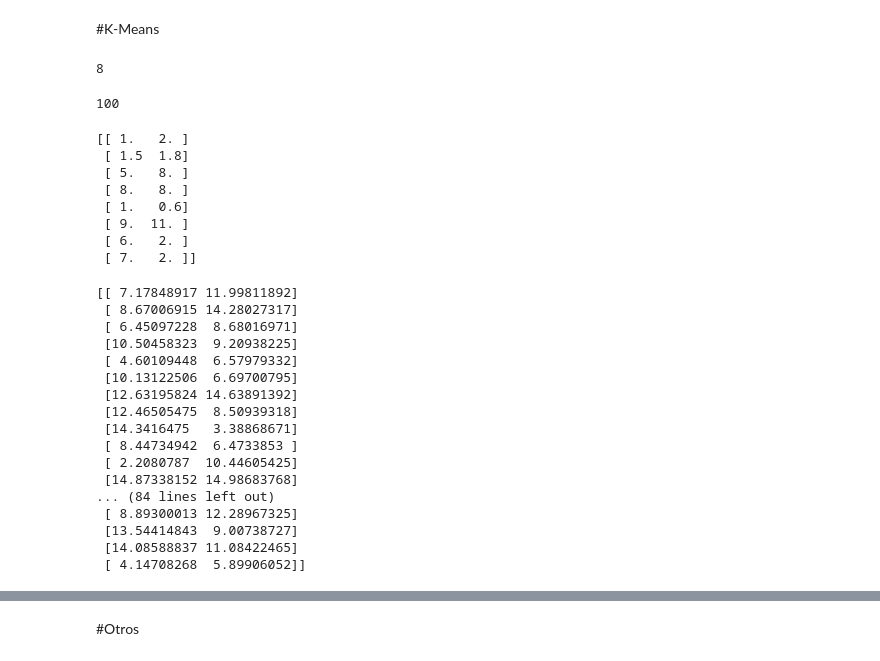
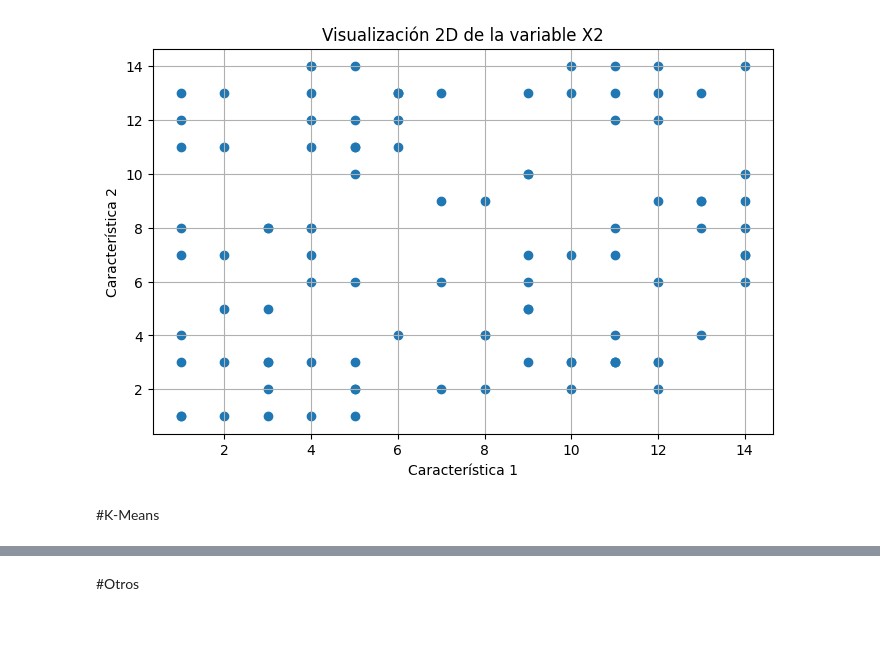
Before and after one commit to rvgithubi/GraficosCurso, a Jupyter notebook: 2025B_Tec_Emergentes_Clustering.ipynb, the cells around one changed output, grey strips where cells are left out. Drawn from its saved outputs; the diff is of its cells as text; code cells hidden in the pictures; blank space fills up the shorter version.

```diff
--- a/2025B_Tec_Emergentes_Clustering.ipynb
+++ b/2025B_Tec_Emergentes_Clustering.ipynb
@@ -2,0 +84,9 @@
+# %%
+valores=[]  #Lista Python
+for k in range(100):  #0,1,2,...99
+   i=int(np.random.uniform(1,15))  #Aleatorio entre 1 y 15
+   j=int(np.random.uniform(1,15))  #Aleatorio entre 1 y 15
+   valores.append([i,j])  #agrega
+
+X2=np.array(valores)  # Convertir Lista X en Array numpy
+print(len(X2))
@@ -3,2 +115,12 @@
+# %%
+plt.figure(figsize=(8, 5))  #Tamanho
+plt.scatter(X2[:, 0], X2[:, 1])  #Muestra puntos en orden X, Y
+plt.title('Visualización 2D de la variable X2')
+plt.xlabel('Característica 1')
+plt.ylabel('Característica 2')
+plt.grid(True)
+plt.show()
+# %% [output]
+[figure, added]
 # %% [markdown]
 #K-Means
@@ -9,49 +126,0 @@ import matplotlib.pyplot as plt  #graficos
-# %%
-# Sample data
-X1 = np.array([[1, 2], [1.5, 1.8], [5, 8], [8, 8], [1, 0.6], [9, 11],[6,2],[7,2]])
-
-print(len(X1))
-# %% [output]
-8
-# %%
-valores=[]  #Lista Python
-for k in range(100):  #0,1,2,...99
-   i=np.random.uniform(1,15)  #Aleatorio entre 1 y 15
-   j=np.random.uniform(1,15)  #Aleatorio entre 1 y 15
-   valores.append([i,j])
-
-X2=np.array(valores)  # Convertir Lista X en Array numpy
-print(len(X2))
-# %% [output]
-100
-# %%
-print(X1)
-# %% [output]
-[[ 1.   2. ]
- [ 1.5  1.8]
- [ 5.   8. ]
- [ 8.   8. ]
- [ 1.   0.6]
- [ 9.  11. ]
- [ 6.   2. ]
- [ 7.   2. ]]
-# %%
-print(X2)
-# %% [output]
-[[ 7.17848917 11.99811892]
- [ 8.67006915 14.28027317]
- [ 6.45097228  8.68016971]
- [10.50458323  9.20938225]
- [ 4.60109448  6.57979332]
- [10.13122506  6.69700795]
- [12.63195824 14.63891392]
- [12.46505475  8.50939318]
- [14.3416475   3.38868671]
- [ 8.44734942  6.4733853 ]
- [ 2.2080787  10.44605425]
- [14.87338152 14.98683768]
-... (84 lines left out)
- [ 8.89300013 12.28967325]
- [13.54414843  9.00738727]
- [14.08588837 11.08422465]
- [ 4.14708268  5.89906052]]
```
Also changed, not shown: parts of 29 cells of this notebook.
